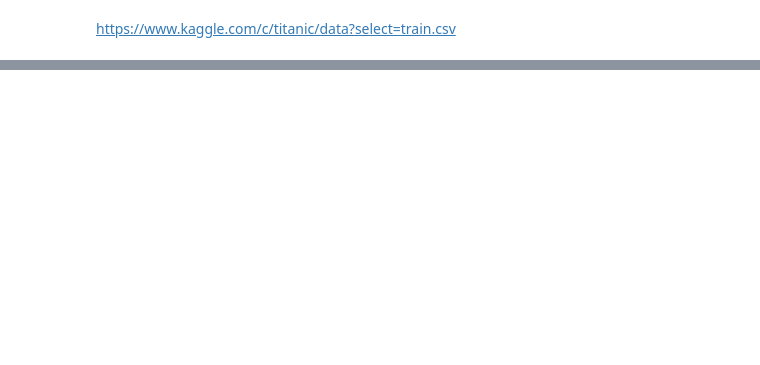
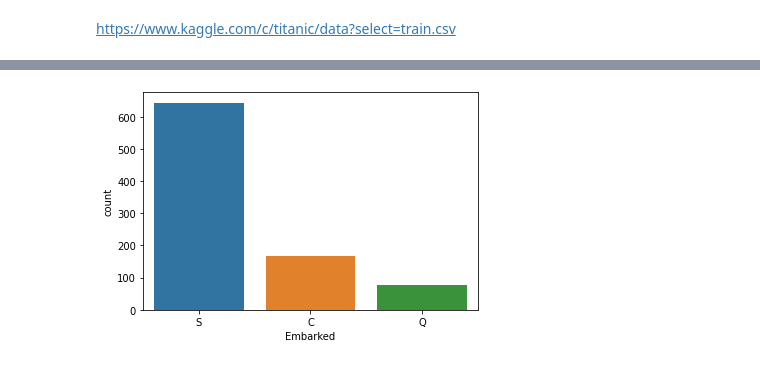
Before and after one commit to wilmerod/Curso-de-introduccion-a-Big-Data-Parte-2-nov2021, a Jupyter notebook: EDA_Titanic.ipynb, the cells around one changed output, grey strips where cells are left out. Cells and saved outputs as stored; diff of their text form; code cells hidden in the pictures; blank space fills up the shorter version.

```diff
--- a/EDA_Titanic.ipynb
+++ b/EDA_Titanic.ipynb
@@ -16,0 +262,5 @@ FileNotFoundError: ignored
+# %%
+sns.countplot(data=train_data, x="Embarked")
+plt.show()
+# %% [output]
+[figure, added]
```
Also changed, not shown: parts of 43 cells of this notebook.
